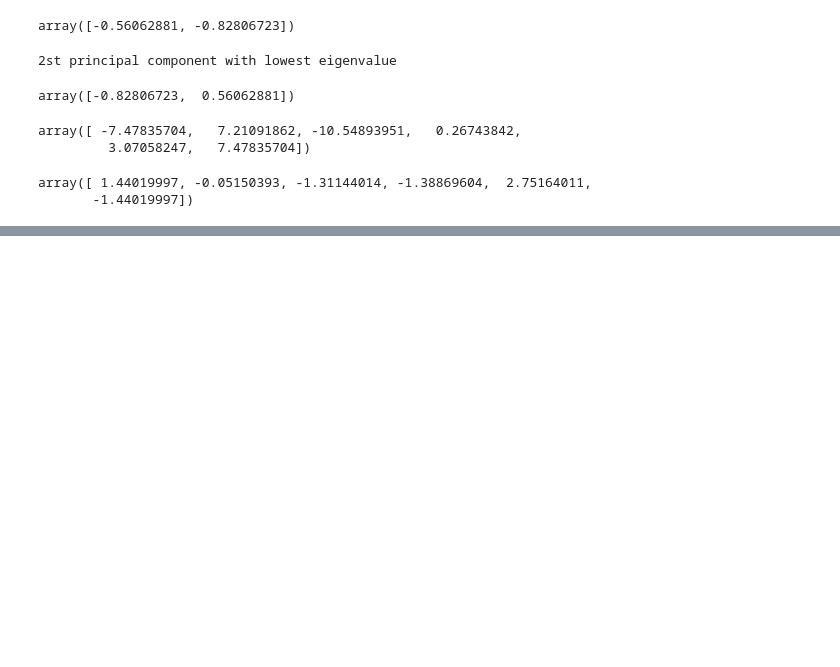
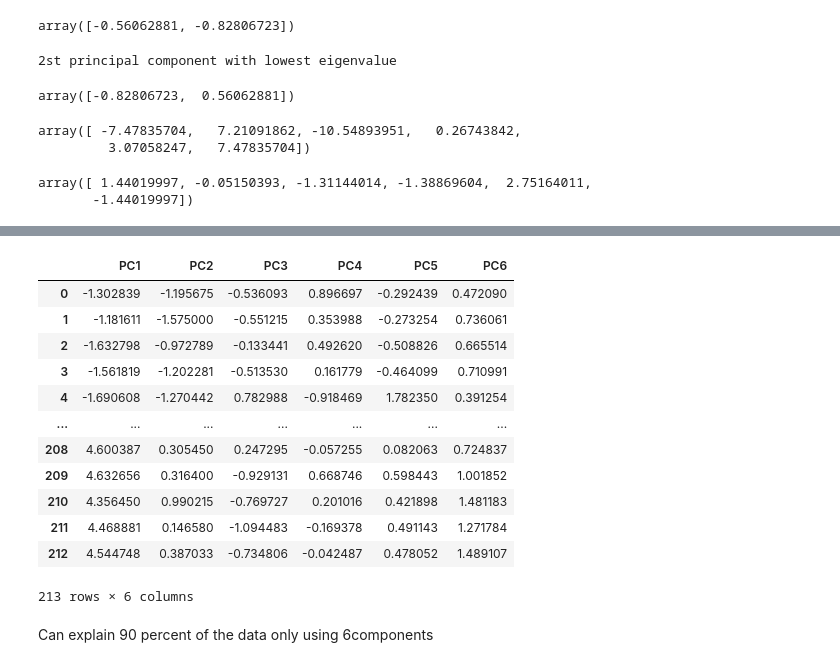
Before and after one commit to aymane1234/macx, a Jupyter notebook: ml-main/Dimensionality reduction raw_technique.ipynb, the cells around one changed output, grey strips where cells are left out. Saved outputs shown, nothing was run; the diff lists cells and outputs as text; code cells hidden in the pictures; blank space fills up the shorter version.

```diff
--- a/ml-main/Dimensionality reduction raw_technique.ipynb
+++ b/ml-main/Dimensionality reduction raw_technique.ipynb
@@ -145,0 +179,3 @@ ezegd-
+# %%
+pca1 = PCA(n_components=6)
+data1 = pca1.fit_transform(df_new)
@@ -145,0 +198,18 @@ ezegd-
+# %%
+pd.DataFrame(data1, columns=["PC1","PC2","PC3","PC4","PC5","PC6"])
+# %% [output]
+|  | PC1 | PC2 | PC3 | PC4 | PC5 | PC6 |
+| 0 | -1.302839 | -1.195675 | -0.536093 | 0.896697 | -0.292439 | 0.472090 |
+| 1 | -1.181611 | -1.575000 | -0.551215 | 0.353988 | -0.273254 | 0.736061 |
+| 2 | -1.632798 | -0.972789 | -0.133441 | 0.492620 | -0.508826 | 0.665514 |
+| 3 | -1.561819 | -1.202281 | -0.513530 | 0.161779 | -0.464099 | 0.710991 |
+| 4 | -1.690608 | -1.270442 | 0.782988 | -0.918469 | 1.782350 | 0.391254 |
+| ... | ... | ... | ... | ... | ... | ... |
+| 208 | 4.600387 | 0.305450 | 0.247295 | -0.057255 | 0.082063 | 0.724837 |
+| 209 | 4.632656 | 0.316400 | -0.929131 | 0.668746 | 0.598443 | 1.001852 |
+| 210 | 4.356450 | 0.990215 | -0.769727 | 0.201016 | 0.421898 | 1.481183 |
+| 211 | 4.468881 | 0.146580 | -1.094483 | -0.169378 | 0.491143 | 1.271784 |
+| 212 | 4.544748 | 0.387033 | -0.734806 | -0.042487 | 0.478052 | 1.489107 |
+213 rows × 6 columns
+# %% [markdown]
+Can explain 90 percent of the data only using 6components
```
Also changed, not shown: parts of 6 cells of this notebook.
